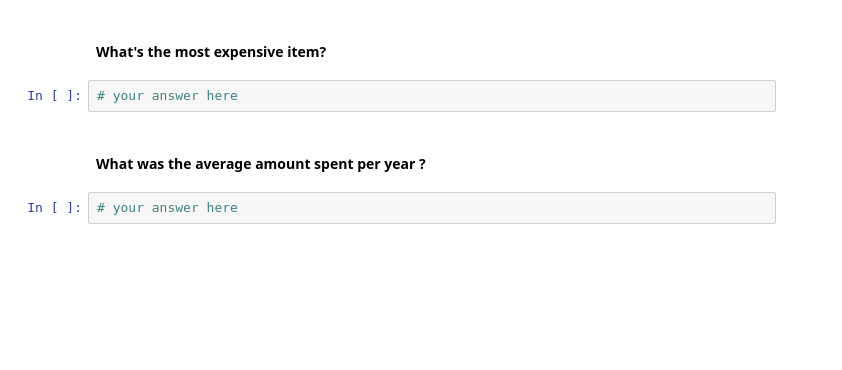
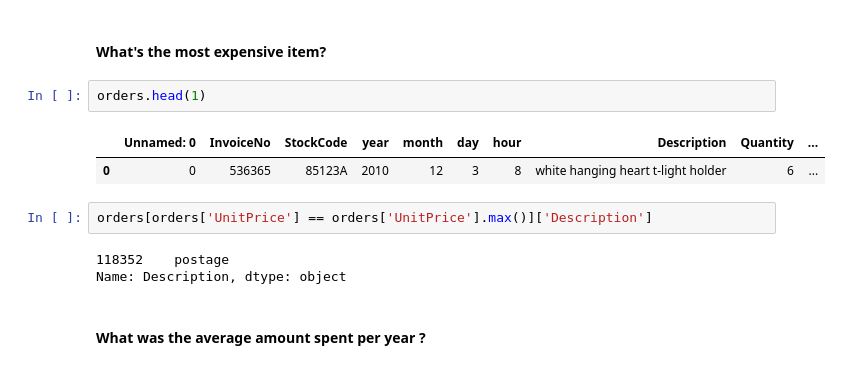
Before and after one commit to Ironhack-Part-Time-Enero2022/lab-descriptive-stats, a Jupyter notebook: your-code/main.ipynb, the cells around one changed output. Saved outputs shown, nothing was run; the diff lists cells and outputs as text; blank space fills up the shorter version.

```diff
--- a/your-code/main.ipynb
+++ b/your-code/main.ipynb
@@ -398,8 +555,14 @@ Name: Salary, dtype: float64
 # %% [markdown]
 #### What's the most expensive item?
-# %%
-# your answer here
+# %%
+orders.head(1)
+# %% [output]
+|  | Unnamed: 0 | InvoiceNo | StockCode | year | month | day | hour | Description | Quantity | ... |
+| 0 | 0 | 536365 | 85123A | 2010 | 12 | 3 | 8 | white hanging heart t-light holder | 6 | ... |
+# %%
+orders[orders['UnitPrice'] == orders['UnitPrice'].max()]['Description']
+# %% [output]
+118352    postage
+Name: Description, dtype: object
 # %% [markdown]
 #### What was the average amount spent per year ?
-# %%
-# your answer here
```
Also changed, not shown: parts of 42 cells of this notebook, 2 other files.
